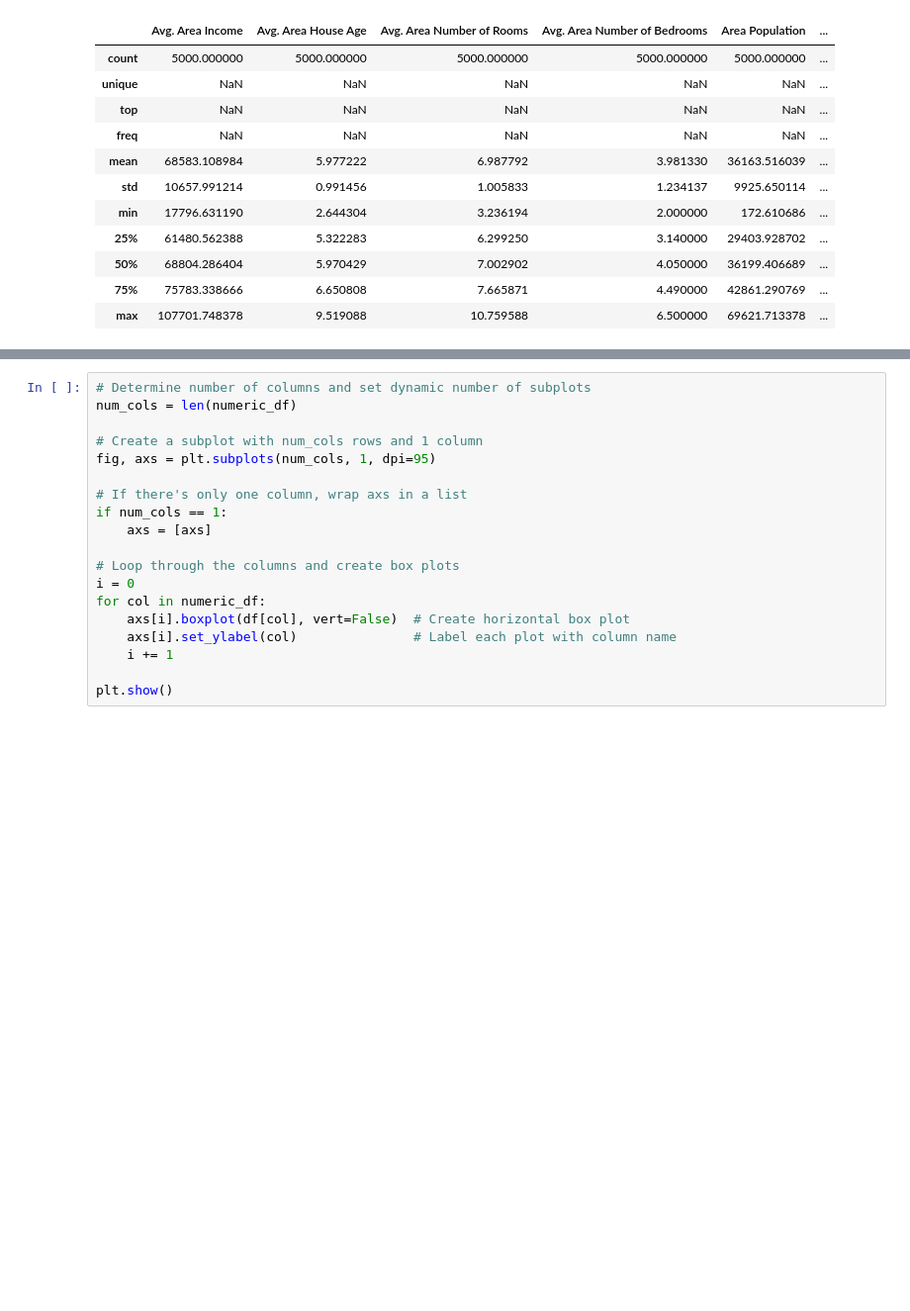
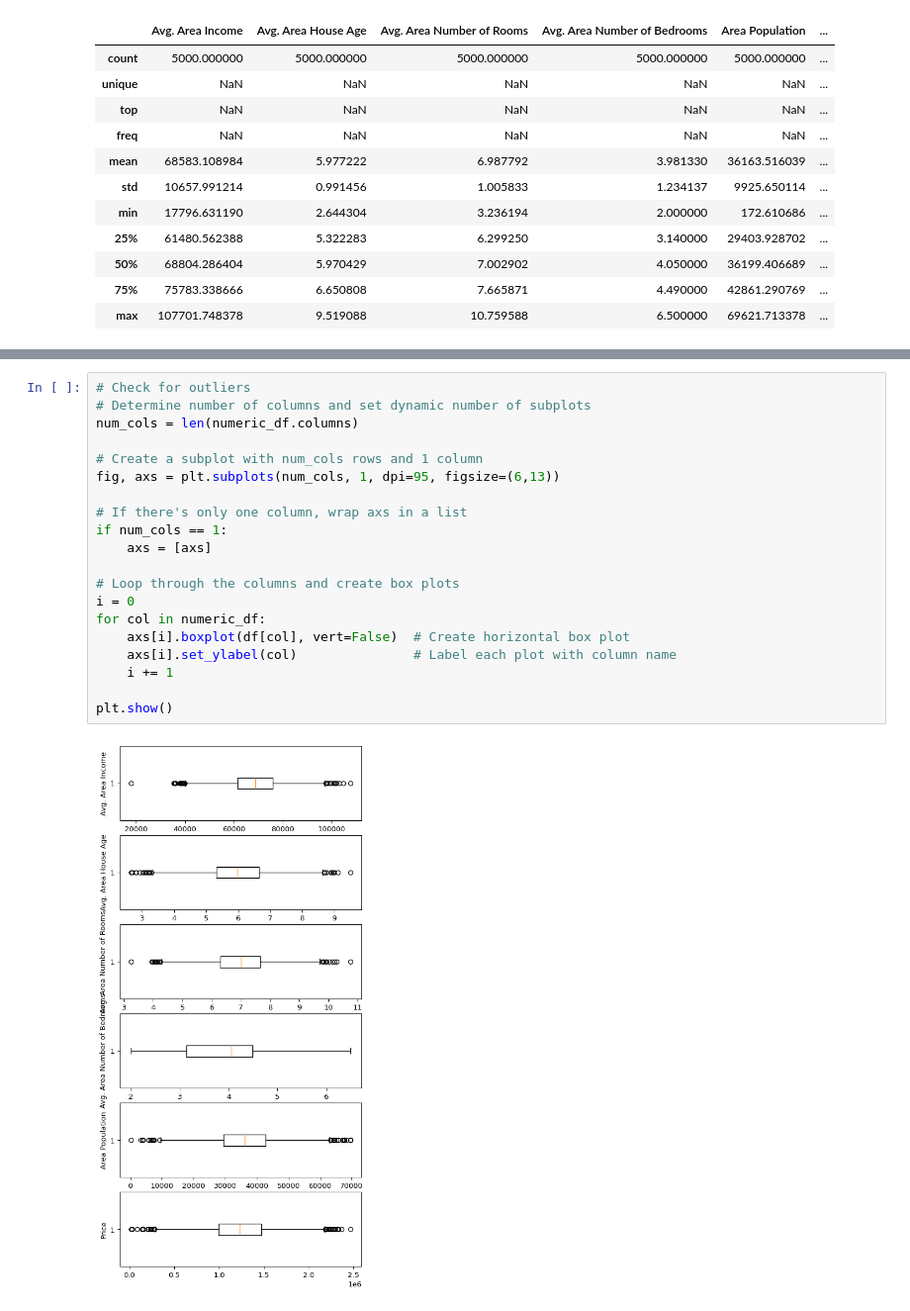
Before and after one commit to NatashaMoses/time_prediction, a Jupyter notebook: learning_ml.ipynb, the cells around one changed output, grey strips where cells are left out. Shown at 99% size. Drawn from its saved outputs; the diff is of its cells as text; blank space fills up the shorter version.

```diff
--- a/learning_ml.ipynb
+++ b/learning_ml.ipynb
@@ -127,19 +129,22 @@ numeric_df.head()
 # %%
+# Check for outliers
 # Determine number of columns and set dynamic number of subplots
-num_cols = len(numeric_df)
+num_cols = len(numeric_df.columns)
 
 # Create a subplot with num_cols rows and 1 column
-fig, axs = plt.subplots(num_cols, 1, dpi=95)
+fig, axs = plt.subplots(num_cols, 1, dpi=95, figsize=(6,13))
 
 # If there's only one column, wrap axs in a list
 if num_cols == 1:
     axs = [axs]
 
 # Loop through the columns and create box plots
 i = 0
 for col in numeric_df:
     axs[i].boxplot(df[col], vert=False)  # Create horizontal box plot
     axs[i].set_ylabel(col)               # Label each plot with column name
     i += 1
 
 plt.show()
+# %% [output]
+[figure, added]
```
Also changed, not shown: parts of 4 cells of this notebook.
